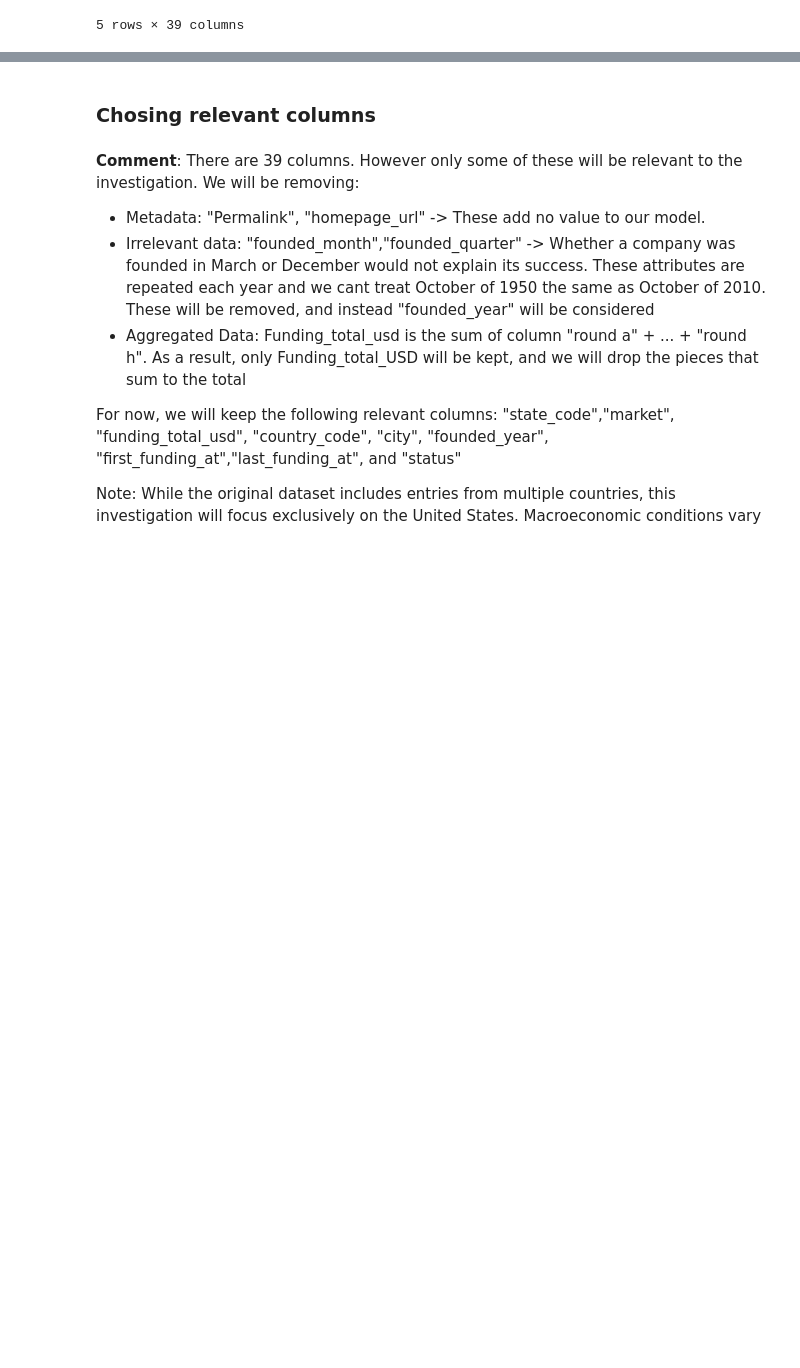
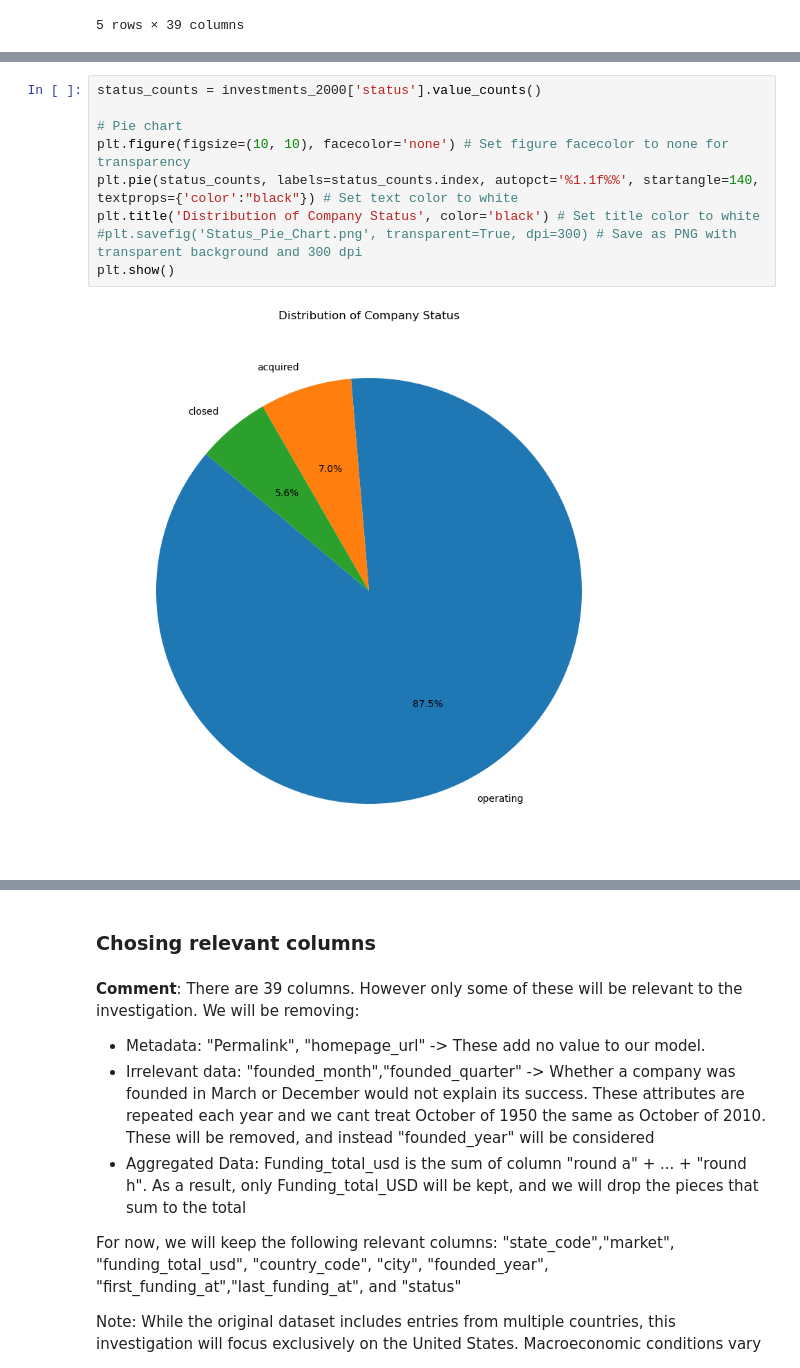
Before and after one commit to othmane-zizi-pro/logistic-regression-startup-exits, a Jupyter notebook: MGSC661 Startup Exits.ipynb, the cells around one changed output, grey strips where cells are left out. Drawn from its saved outputs; the diff is of its cells as text; blank space fills up the shorter version.

```diff
--- a/MGSC661 Startup Exits.ipynb
+++ b/MGSC661 Startup Exits.ipynb
@@ -118,0 +161,11 @@ dtype: int64
+# %%
+status_counts = investments_2000['status'].value_counts()
+
+# Pie chart
+plt.figure(figsize=(10, 10), facecolor='none') # Set figure facecolor to none for transparency
+plt.pie(status_counts, labels=status_counts.index, autopct='%1.1f%%', startangle=140, textprops={'color':"black"}) # Set text color to white
+plt.title('Distribution of Company Status', color='black') # Set title color to white
+#plt.savefig('Status_Pie_Chart.png', transparent=True, dpi=300) # Save as PNG with transparent background and 300 dpi
+plt.show()
+# %% [output]
+[figure, added]
```
Also changed, not shown: parts of 17 cells of this notebook.
